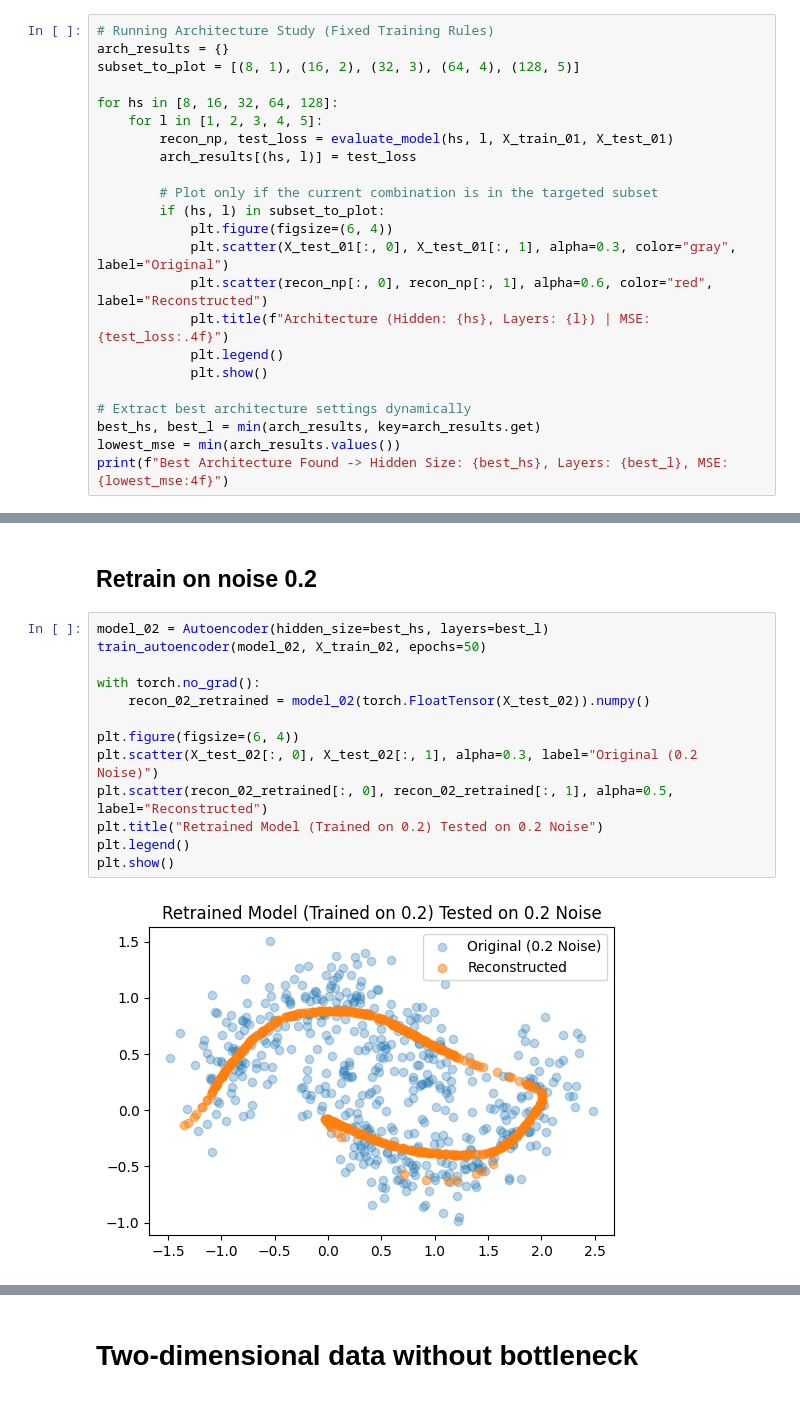
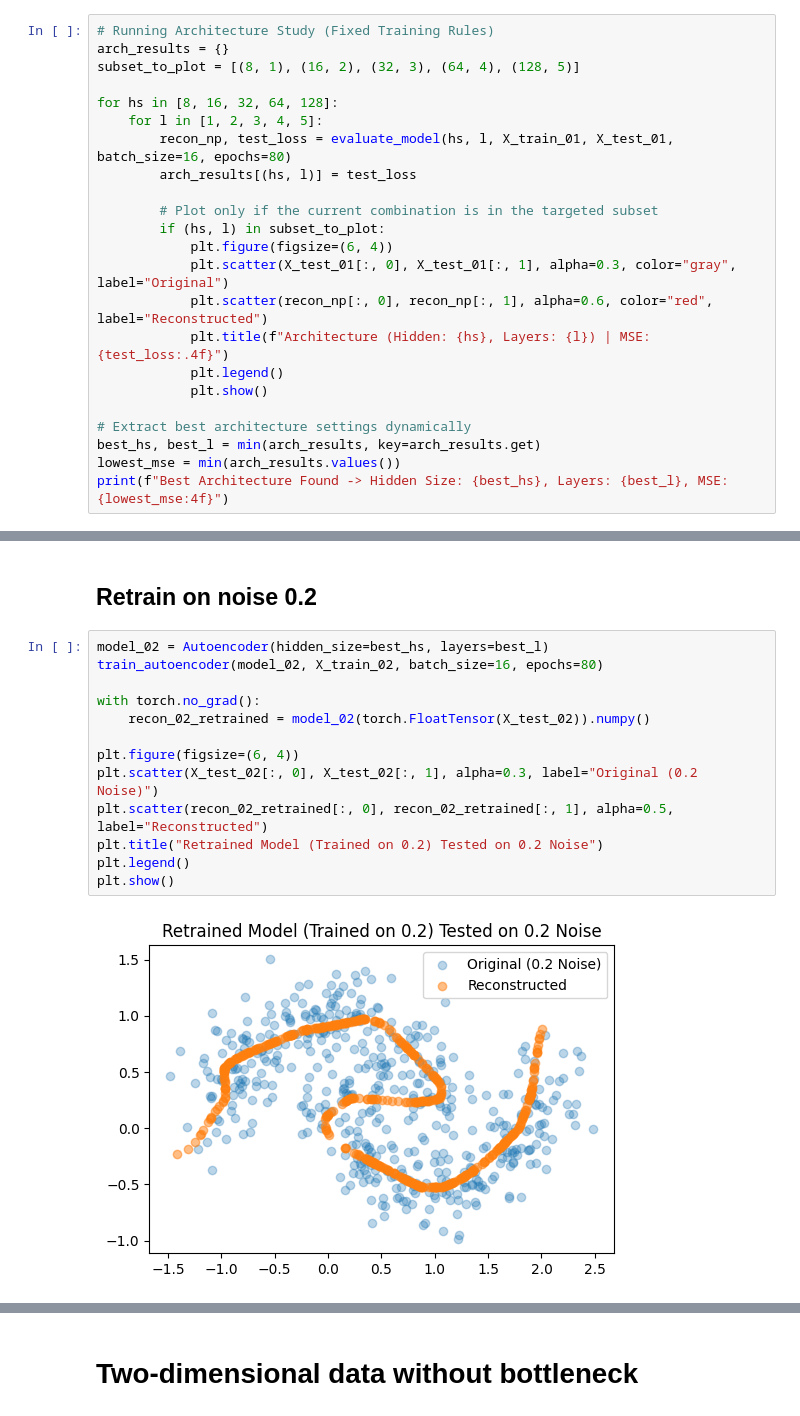
Before and after one commit to binyamolango/GNN, a Jupyter notebook: autoencoders.ipynb, the cells around one changed output, grey strips where cells are left out. Drawn from its saved outputs; the diff is of its cells as text.

```diff
--- a/autoencoders.ipynb
+++ b/autoencoders.ipynb
@@ -103,7 +157,7 @@ subset_to_plot = [(8, 1), (16, 2), (32, 3), (64, 4), (128, 5)]
 
 for hs in [8, 16, 32, 64, 128]:
     for l in [1, 2, 3, 4, 5]:
-        recon_np, test_loss = evaluate_model(hs, l, X_train_01, X_test_01)
+        recon_np, test_loss = evaluate_model(hs, l, X_train_01, X_test_01, batch_size=16, epochs=80)
         arch_results[(hs, l)] = test_loss
 
         # Plot only if the current combination is in the targeted subset
@@ -330,17 +340,17 @@ plt.show()
 ## Retrain on noise 0.2
 # %%
 model_02 = Autoencoder(hidden_size=best_hs, layers=best_l)
-train_autoencoder(model_02, X_train_02, epochs=50)
+train_autoencoder(model_02, X_train_02, batch_size=16, epochs=80)
 
 with torch.no_grad():
     recon_02_retrained = model_02(torch.FloatTensor(X_test_02)).numpy()
 
 plt.figure(figsize=(6, 4))
 plt.scatter(X_test_02[:, 0], X_test_02[:, 1], alpha=0.3, label="Original (0.2 Noise)")
 plt.scatter(recon_02_retrained[:, 0], recon_02_retrained[:, 1], alpha=0.5, label="Reconstructed")
 plt.title("Retrained Model (Trained on 0.2) Tested on 0.2 Noise")
 plt.legend()
 plt.show()
 # %% [output]
-[figure, old version]
+[figure, new version]
 # %% [markdown]
```
Also changed, not shown: parts of 22 cells of this notebook.
